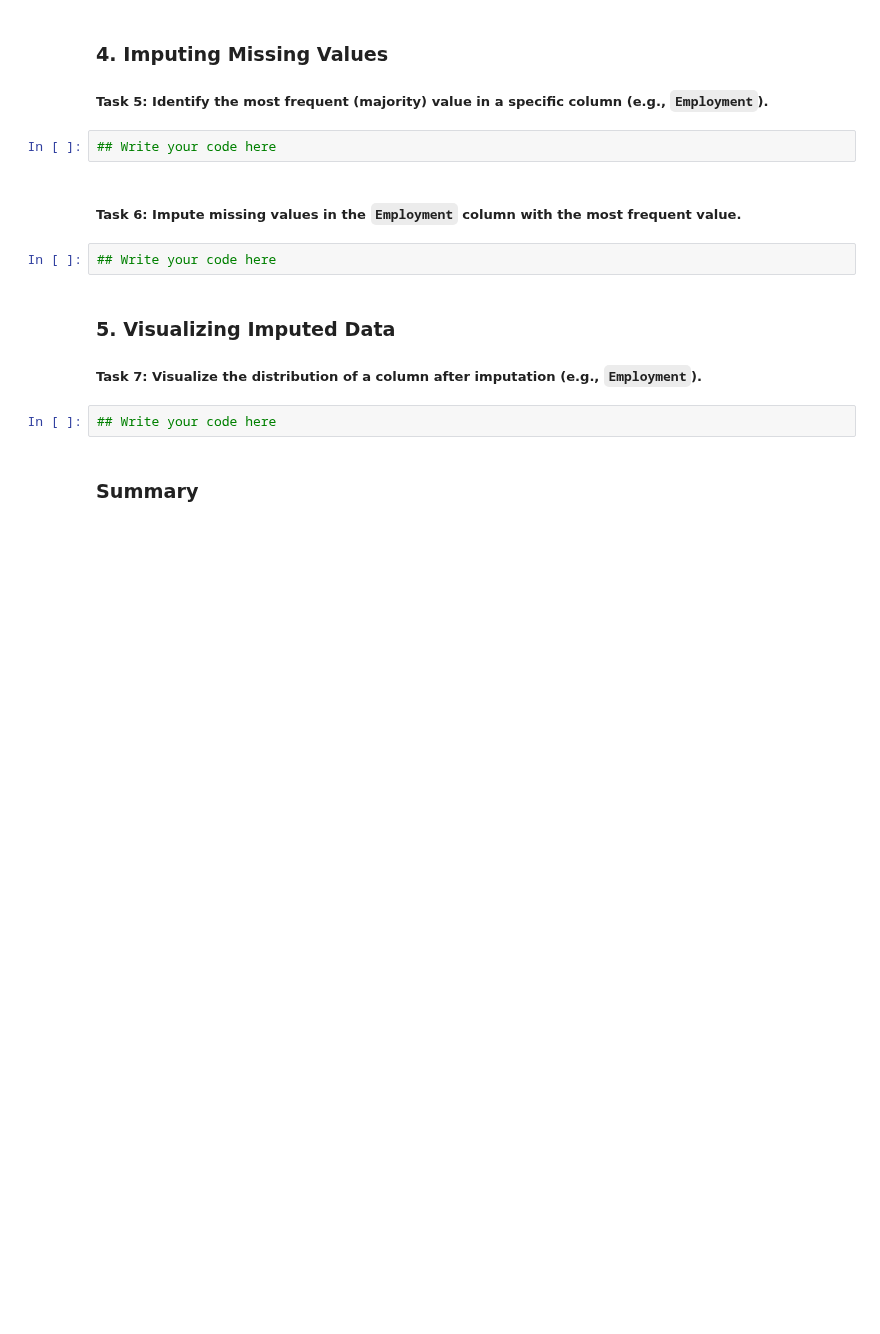
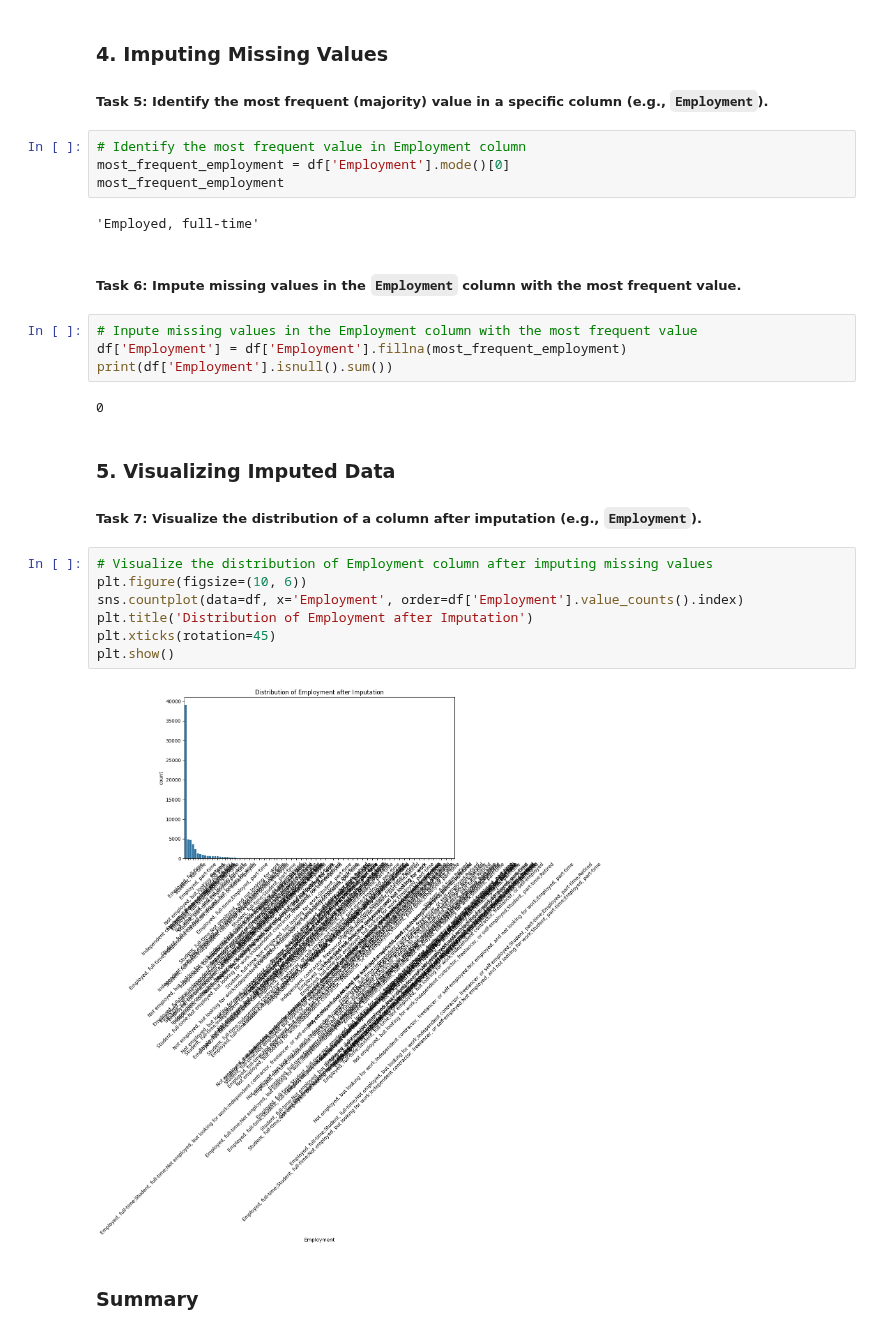
Before and after one commit to jad3ch3n/ibm-data-analyst-professional-certification, a Jupyter notebook: C9-IBM Data Analyst Capstone Project/c9lab8-finding-missing-values.ipynb, the cells around one changed output. Cells and saved outputs as stored; diff of their text form; blank space fills up the shorter version.

```diff
--- a/C9-IBM Data Analyst Capstone Project/c9lab8-finding-missing-values.ipynb
+++ b/C9-IBM Data Analyst Capstone Project/c9lab8-finding-missing-values.ipynb
@@ -121,16 +131,31 @@ Length: 114, dtype: int64
 ### 4. Imputing Missing Values
 ##### Task 5: Identify the most frequent (majority) value in a specific column (e.g., `Employment`).
 # %%
-## Write your code here
+# Identify the most frequent value in Employment column
+most_frequent_employment = df['Employment'].mode()[0]
+most_frequent_employment
+# %% [output]
+'Employed, full-time'
 # %% [markdown]
 ##### Task 6: Impute missing values in the `Employment` column with the most frequent value.
 # %%
-## Write your code here
+# Inpute missing values in the Employment column with the most frequent value
+df['Employment'] = df['Employment'].fillna(most_frequent_employment)
+print(df['Employment'].isnull().sum())
+# %% [output]
+0
 # %% [markdown]
 ### 5. Visualizing Imputed Data
 ##### Task 7: Visualize the distribution of a column after imputation (e.g., `Employment`).
 # %%
-## Write your code here
+# Visualize the distribution of Employment column after imputing missing values
+plt.figure(figsize=(10, 6))
+sns.countplot(data=df, x='Employment', order=df['Employment'].value_counts().index)
+plt.title('Distribution of Employment after Imputation')
+plt.xticks(rotation=45)
+plt.show()
+# %% [output]
+[figure, added]
 # %% [markdown]
 ### Summary
 # %% [markdown]
```
Also changed, not shown: parts of 3 cells of this notebook.
